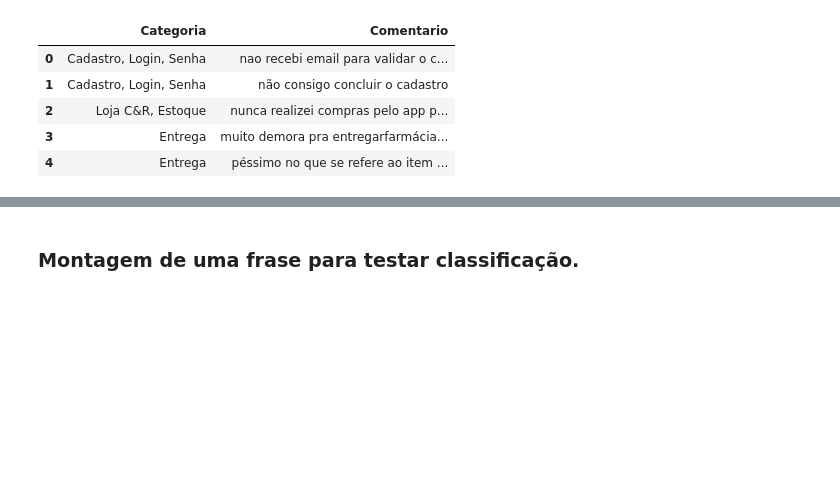
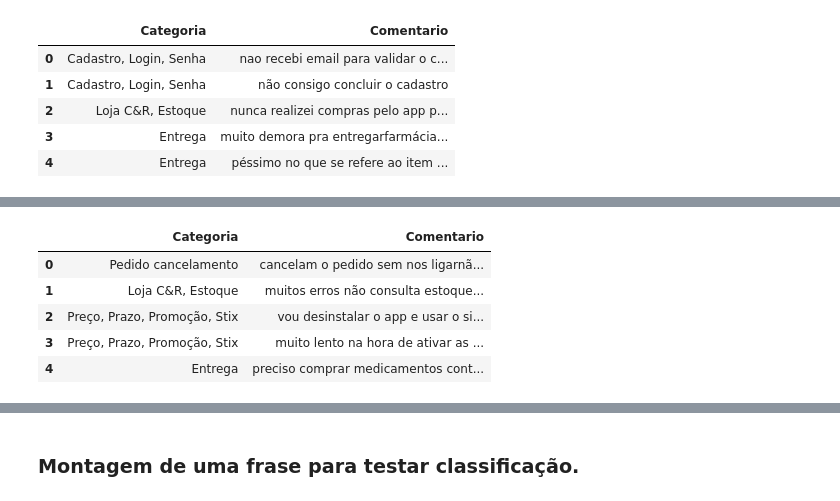
Before and after one commit to itimes-digital/mineracao-texto, a Jupyter notebook: analise_de_texto_para_classificacao.ipynb, the cells around one changed output, grey strips where cells are left out. Saved outputs shown, nothing was run; the diff lists cells and outputs as text; code cells hidden in the pictures; blank space fills up the shorter version.

```diff
--- a/analise_de_texto_para_classificacao.ipynb
+++ b/analise_de_texto_para_classificacao.ipynb
@@ -41,0 +61,5 @@ base.head()
+# %%
+base = base.sample(frac=1)
+# %%
+base_treinamento = base.iloc[:350,:]
+base_teste = base.iloc[350:,:]
@@ -42,3 +90,15 @@ base.head()
+# %%
+base_treinamento = base_treinamento.reset_index(drop=True)
+base_teste = base_teste.reset_index(drop=True)
+# %%
+base_teste.head()
+# %% [output]
+|  | Categoria | Comentario |
+| 0 | Pedido cancelamento | cancelam o pedido sem nos ligarnã... |
+| 1 | Loja C&R, Estoque | muitos erros não consulta estoque... |
+| 2 | Preço, Prazo, Promoção, Stix | vou desinstalar o app e usar o si... |
+| 3 | Preço, Prazo, Promoção, Stix | muito lento na hora de ativar as ... |
+| 4 | Entrega | preciso comprar medicamentos cont... |
 # %%
 stopwords = nltk.corpus.stopwords.words('portuguese')
 #print(stopwords)
```
Also changed, not shown: parts of 24 cells of this notebook.
